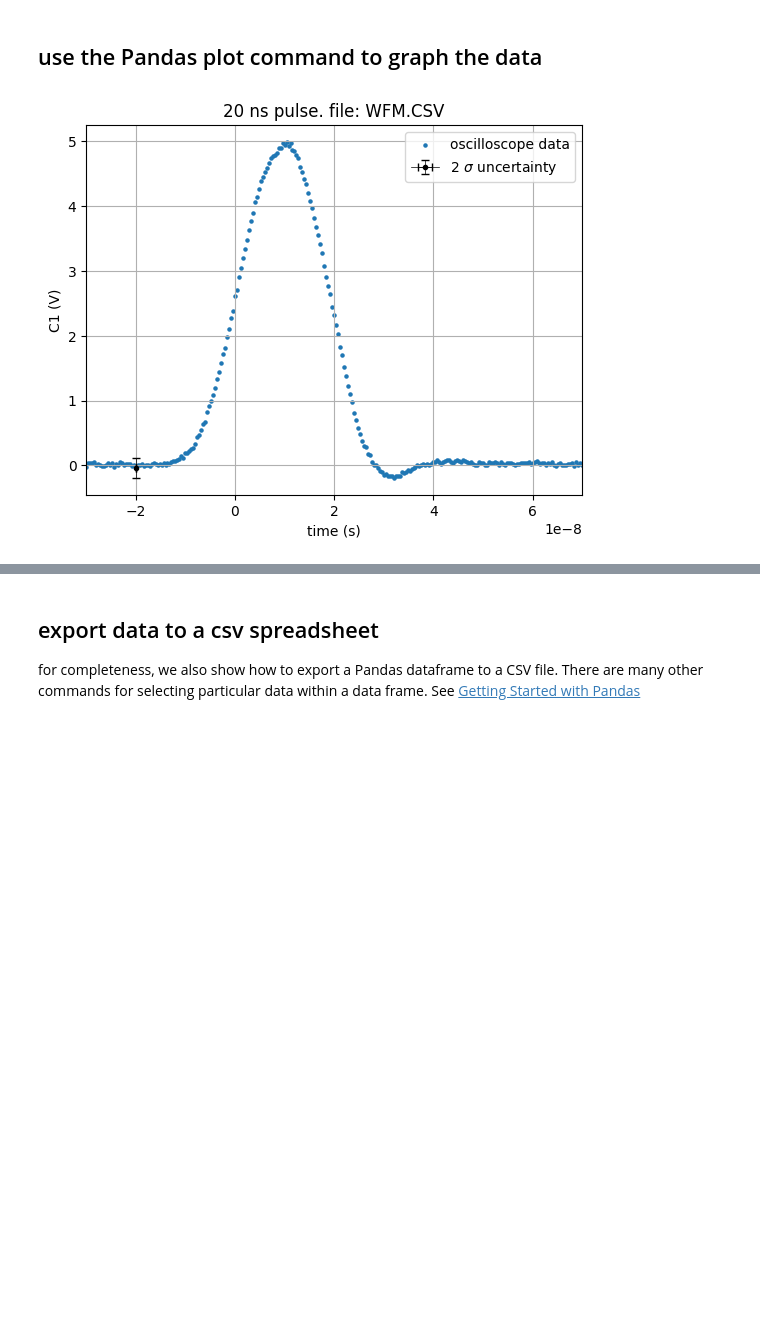
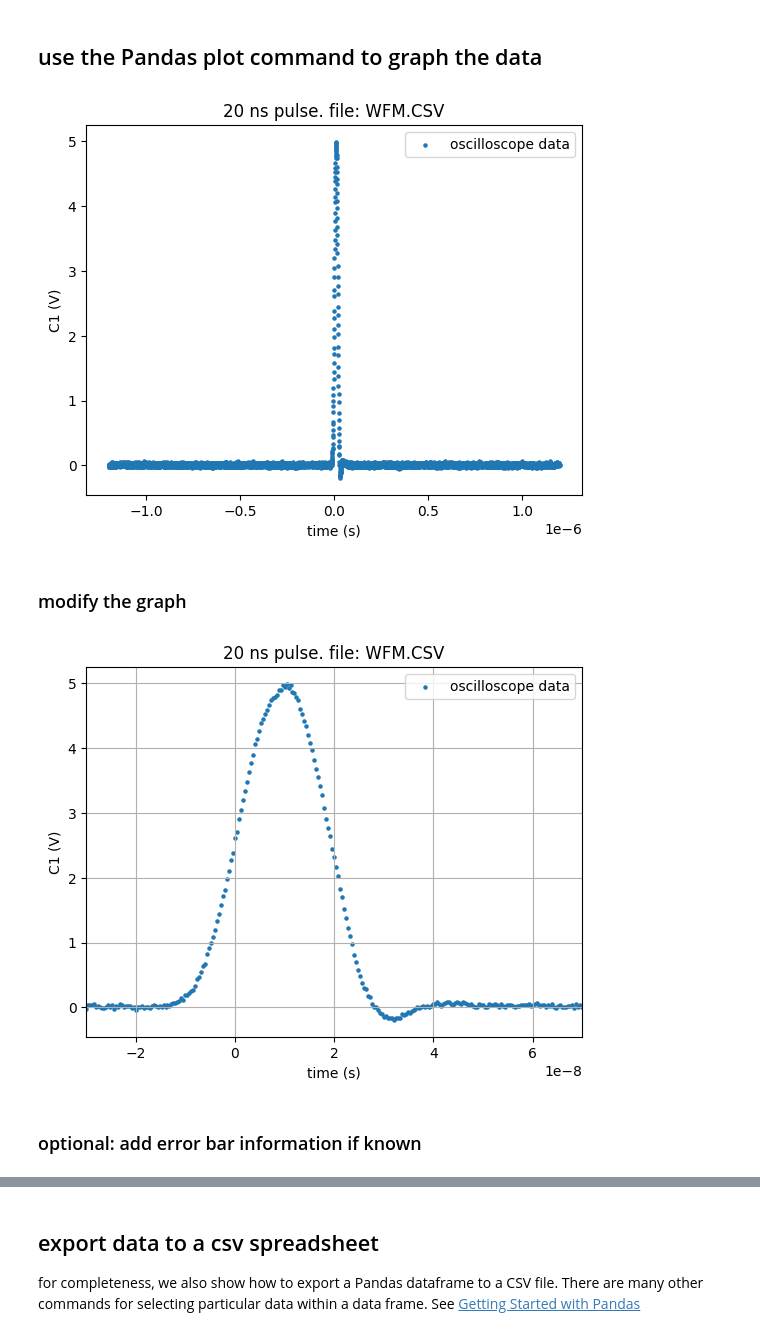
Before and after one commit to SmithCollegePhysics/PHY350manual, a Jupyter notebook: code/csv_data_import_pandas.ipynb, the cells around one changed output, grey strips where cells are left out. Drawn from its saved outputs; the diff is of its cells as text; code cells hidden in the pictures; blank space fills up the shorter version.

Commit message:
update plotting instructions
introduce concepts of raw and modified file data

```diff
--- a/code/csv_data_import_pandas.ipynb
+++ b/code/csv_data_import_pandas.ipynb
@@ -56,19 +56,32 @@ print(row_array)
 # want to plot a column titled 'C2 (V)' instead? just replace 'C1 (V)' below with 'C2 (V)' !
 df.plot(kind = 'scatter', marker = '.', x = 'time (s)', y = 'C1 (V)', label = 'oscilloscope data')
 
-# add a made up error bar
-row_array = df.iloc[2950].to_numpy()
-xerr_values = 0
-yerr_values = 0.15
-plt.errorbar(row_array[0], row_array[1], xerr= xerr_values,  yerr=yerr_values, marker = ".", color='black', capsize=3, linewidth = 0.5, label = r'2 $\sigma$ uncertainty')
-
 # specify the range you want (omit if you want plot to autoscale)
-plt.xlim(-0.3e-7, 0.7e-7)
-# plt.ylim( -1, 9) # this will autoscale the vertical axis
-plt.grid("both")  # replace "both" with "none" to remove
 plt.legend()
 plt.title("20 ns pulse. file: WFM.CSV")
 # generate plot
 plt.show()
 # %% [output]
-[figure, old version]
+[figure, new version]
+# %% [markdown]
+### modify the graph
+# %%
+
+# use the Pandas dataplot command for a scatter plot
+# use the data column titled 'time (s)' for the horizontal axis
+# use the data column titled 'C1 (V)' for the vertical axis
+# want to plot a column titled 'C2 (V)' instead? just replace 'C1 (V)' below with 'C2 (V)' !
+df.plot(kind = 'scatter', marker = '.', x = 'time (s)', y = 'C1 (V)', label = 'oscilloscope data')
+
+# specify the range you want (omit if you want plot to autoscale)
+plt.xlim(-0.3e-7, 0.7e-7)
+# plt.ylim( -1, 9) # this will autoscale the vertical axis
+plt.grid("both")  # replace "both" with "none" to remove
+plt.legend()
+plt.title("20 ns pulse. file: WFM.CSV")
+# generate plot
+plt.show()
+# %% [output]
+[figure, added]
+# %% [markdown]
+### optional: add error bar information if known
```
Also changed, not shown: parts of 2 cells of this notebook, 2 other files.
